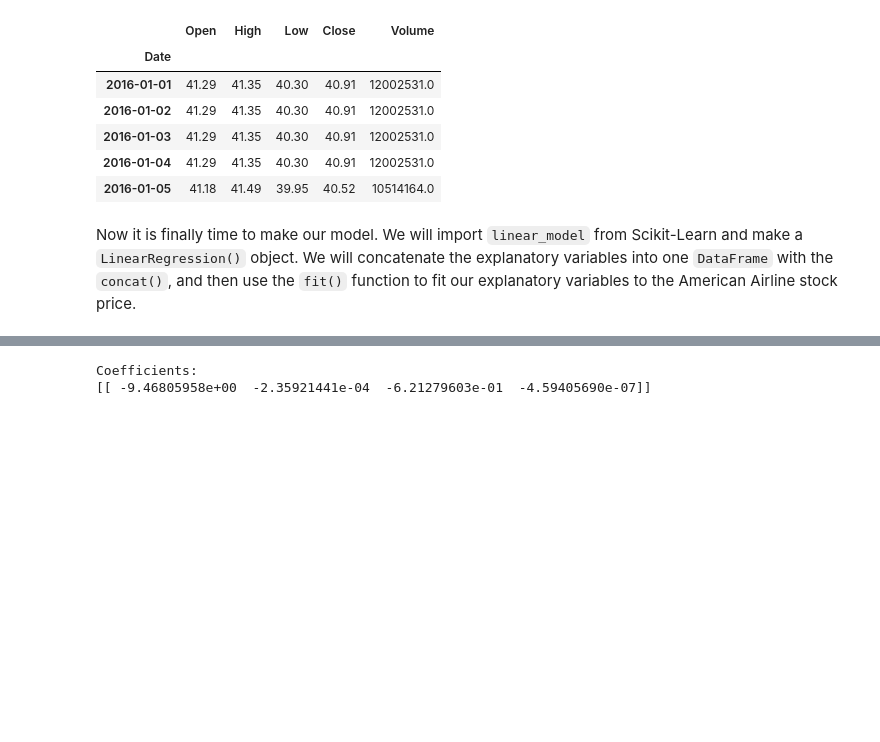
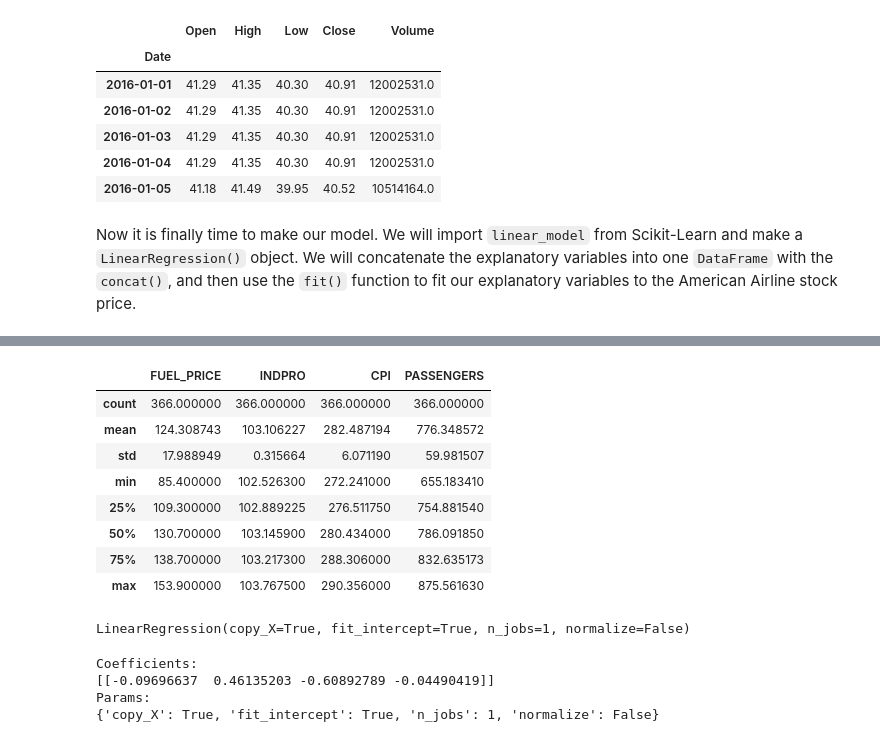
Before and after one commit to gregwinther/Python-in-Finance-and-Economics, a Jupyter notebook: Forecasting/Pandas.ipynb, the cells around one changed output, grey strips where cells are left out. Cells and saved outputs as stored; diff of their text form; code cells hidden in the pictures; blank space fills up the shorter version.

```diff
--- a/Forecasting/Pandas.ipynb
+++ b/Forecasting/Pandas.ipynb
@@ -288,24 +312,39 @@ Now it is finally time to make our model. We will import `linear_model` from Sci
+# %%
+# Rename
+expl = expl.rename(columns={"WJFUELUSGULF":"FUEL_PRICE", "CUSR0000SETG01":"CPI",\
+                     "Total":"PASSENGERS"})
+
+# Changing order of magnitude
+expl.loc[:, 'FUEL_PRICE'] = expl.loc[:, 'FUEL_PRICE'] * 100
+expl.loc[:, 'PASSENGERS'] = expl.loc[:, 'PASSENGERS'] * (1/100000)
+
+expl.describe()
+# %% [output]
+|  | FUEL_PRICE | INDPRO | CPI | PASSENGERS |
+| count | 366.000000 | 366.000000 | 366.000000 | 366.000000 |
+| mean | 124.308743 | 103.106227 | 282.487194 | 776.348572 |
+| std | 17.988949 | 0.315664 | 6.071190 | 59.981507 |
+| min | 85.400000 | 102.526300 | 272.241000 | 655.183410 |
+| 25% | 109.300000 | 102.889225 | 276.511750 | 754.881540 |
+| 50% | 130.700000 | 103.145900 | 280.434000 | 786.091850 |
+| 75% | 138.700000 | 103.217300 | 288.306000 | 832.635173 |
+| max | 153.900000 | 103.767500 | 290.356000 | 875.561630 |
 # %%
-# Importing linear_model from Scikit-Learn
-from sklearn import linear_model
-
-# Making new Linear_Regression object
-aal_regr = linear_model.LinearRegression()
-
-# Making DataFrame of explanatory variables
-expl = pd.concat([fuel_price, GDP, CPI_airline_fare, no_passengers['Total']], axis=1)
-
 # Making everything explicit and making sure we have correct shapes of numpy arrays
 X = expl.values.reshape(366, 4)
-Y = american_airlines.fillna(method='bfill')['Close'].values.reshape(366, 1)
-
-#print(american_airlines['Close'][np.isnan(american_airlines['Close'])])
+Y = american_airlines['Close'].values.reshape(366, 1)
 
 # Fitting
 aal_regr.fit(X, Y)
-
-print("Coefficients:")
-print(aal_regr.coef_)
 # %% [output]
-Coefficients:
-[[ -9.46805958e+00  -2.35921441e-04  -6.21279603e-01  -4.59405690e-07]]
+LinearRegression(copy_X=True, fit_intercept=True, n_jobs=1, normalize=False)
+# %%
+print("Coefficients:")
+print(aal_regr.coef_)
+print("Params:")
+print(aal_regr.get_params())
+# %% [output]
+Coefficients:
+[[-0.09696637  0.46135203 -0.60892789 -0.04490419]]
+Params:
+{'copy_X': True, 'fit_intercept': True, 'n_jobs': 1, 'normalize': False}
```
Also changed, not shown: parts of 13 cells of this notebook.
